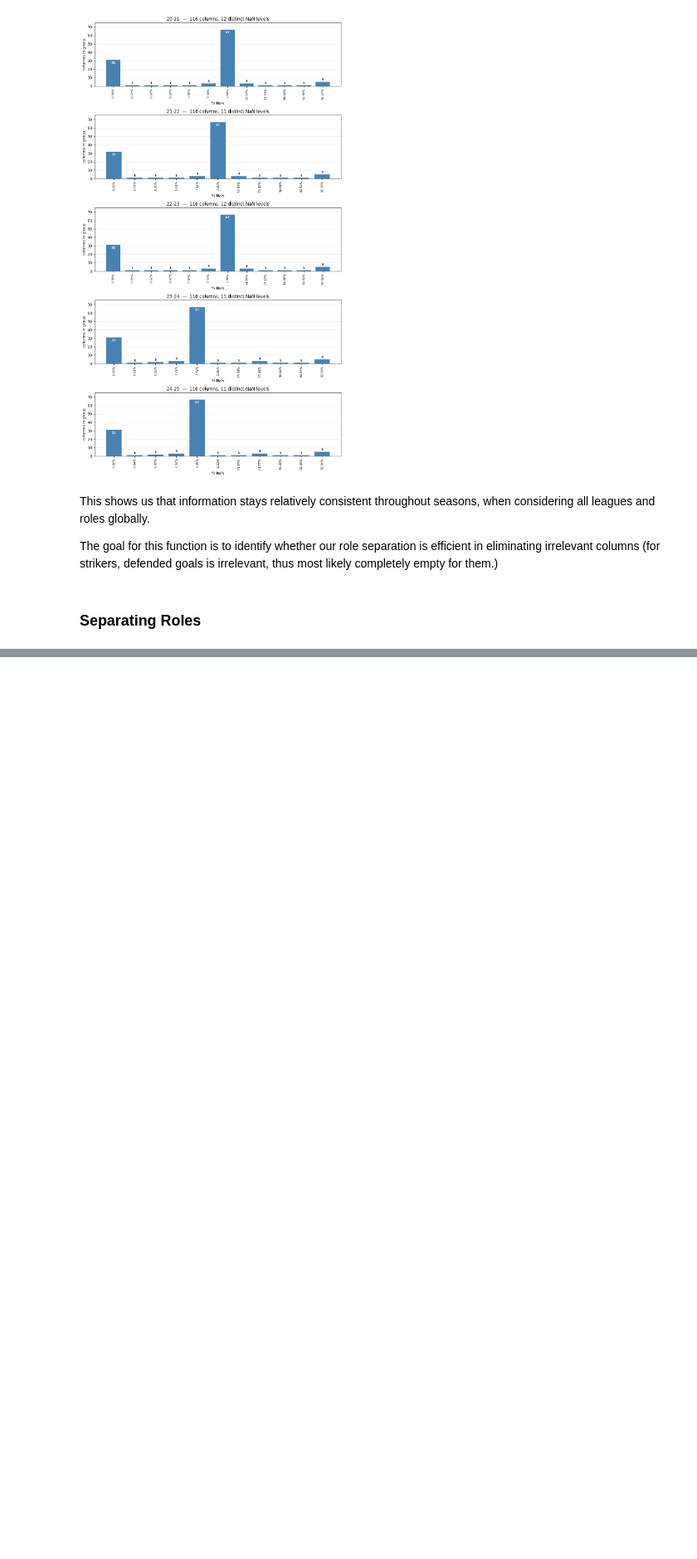
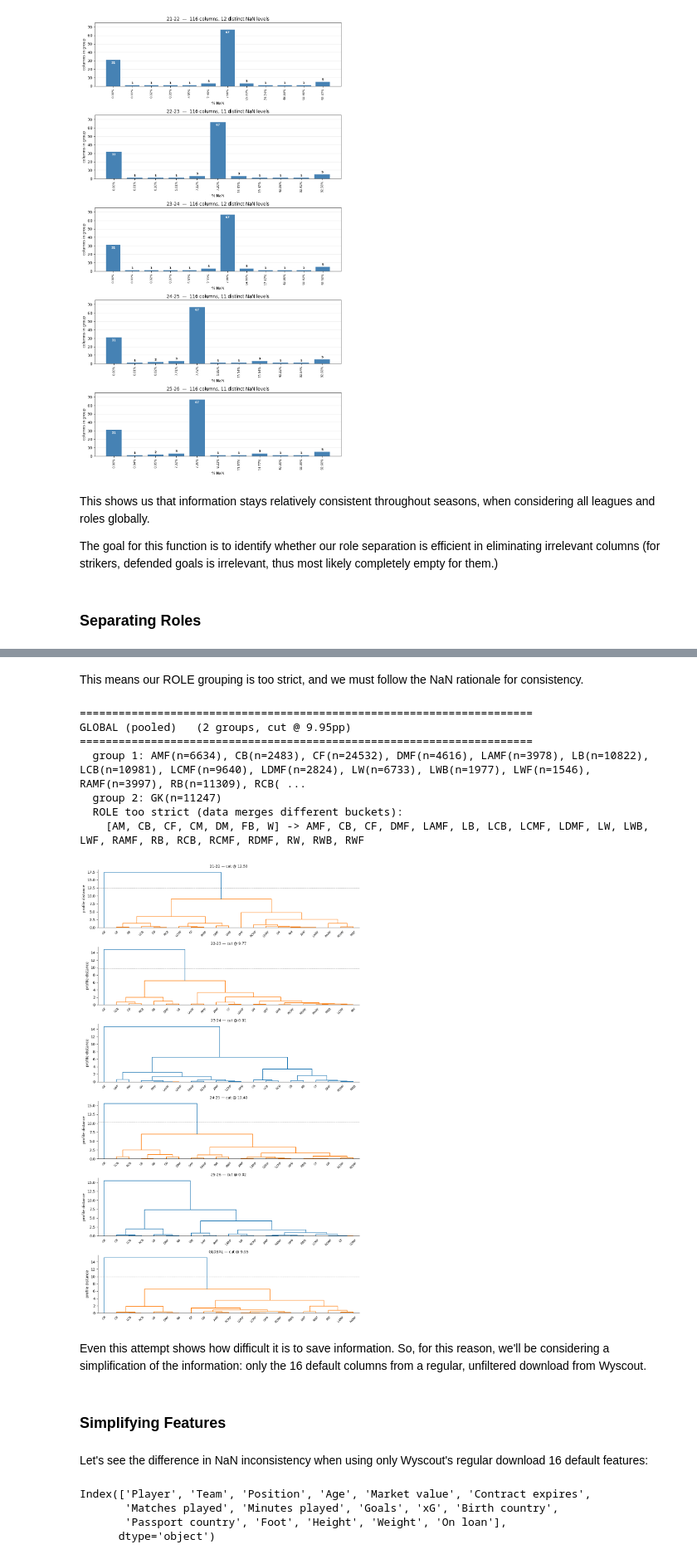
Before and after one commit to Alejandro-131004/hidden-gems, a Jupyter notebook: project/1-data_preprocessing.ipynb, the cells around one changed output, grey strips where cells are left out. Shown at 83% size. Saved outputs shown, nothing was run; the diff lists cells and outputs as text; code cells hidden in the pictures; blank space fills up the shorter version.

Commit message:
Identified more NaN Issues Inside Dataframes
3 attempts at fixing were insufficient so far.

```diff
--- a/project/1-data_preprocessing.ipynb
+++ b/project/1-data_preprocessing.ipynb
@@ -27,8 +33,8 @@ df23 = mkSeasonDf("2023-2024")
 df24 = mkSeasonDf("2024-2025")
 df25 = mkSeasonDf("2025-2026")
 
-dfs = {"20-21": df21, "21-22": df22, "22-23":df23,
-       "23-24": df24, "24-25": df25}
+dfs = {"21-22": df21, "22-23": df22, "23-24": df23,
+       "24-25": df24, "25-26": df25}
 # %%
 # Checks for invalid column sizes
 for i in dfs.values(): print(f"FLAGGED [{i}]: under 16 columns! ({len(i.columns)}):") if len(i.columns) < 16 else None
@@ -115,0 +136,28 @@ The goal for this function is to identify whether our role separation is efficie
+# %%
+position_col = "Position"
+out = []
+
+for season, df in dfs.items():
+    pos = df[position_col].fillna("").astype(str)
+
+    def spans_multiple_roles(val):
+        codes = [c.strip().upper() for c in val.split(",") if c.strip()]
+        if not codes:
+            return False                       # blank -> nothing to compare
+        buckets = [ROLE.get(c) for c in codes]  # .get -> None for unknown codes
+        return any(b != buckets[0] for b in buckets[1:])
+
+    mask = pos.apply(spans_multiple_roles)
+
+    rows = df.loc[mask].copy()
+    rows.insert(0, "season", season)
+    rows.insert(1, "roles", pos[mask].apply(
+        lambda v: ", ".join(str(ROLE.get(c.strip().upper()))
+                            for c in v.split(",") if c.strip())))
+    out.append(rows)
+
+result = pd.concat(out, ignore_index=True) if out else pd.DataFrame()
+result.to_csv("../data/extra/bad_roles.csv", index=False)
+
+ratio_bad = result.groupby("season").size() / pd.Series({y: len(d) for y, d in dfs.items()})
+print(f"Percentage of misidentified positions per role, for all seasons: {ratio_bad.mul(100).round(2)}%")
@@ -115,0 +172,33 @@ The goal for this function is to identify whether our role separation is efficie
+# %% [markdown]
+This means our ROLE grouping is too strict, and we must follow the NaN rationale for consistency.
+# %%
+# per season, independent
+per_season = {yr: derive_groups(df, name=yr, role=ROLE) for yr, df in dfs.items()}
+
+# global, all seasons pooled (bigger samples -> cleaner profiles)
+glob = derive_groups_global(dfs, role=ROLE)          # how="mean" for season-consensus instead
+
+fig, _ = plot_dendrograms(per_season, global_result=glob)
+# %% [output]
+======================================================================
+GLOBAL (pooled)   (2 groups, cut @ 9.95pp)
+======================================================================
+  group 1: AMF(n=6634), CB(n=2483), CF(n=24532), DMF(n=4616), LAMF(n=3978), LB(n=10822), LCB(n=10981), LCMF(n=9640), LDMF(n=2824), LW(n=6733), LWB(n=1977), LWF(n=1546), RAMF(n=3997), RB(n=11309), RCB( ...
+  group 2: GK(n=11247)
+  ROLE too strict (data merges different buckets):
+    [AM, CB, CF, CM, DM, FB, W] -> AMF, CB, CF, DMF, LAMF, LB, LCB, LCMF, LDMF, LW, LWB, LWF, RAMF, RB, RCB, RCMF, RDMF, RW, RWB, RWF
+[figure, added]
+# %% [markdown]
+Even this attempt shows how difficult it is to save information. So, for this reason, we'll be considering a simplification of the information: only the 16 default columns from a regular, unfiltered download from Wyscout.
+# %% [markdown]
+### Simplifying Features
+# %% [markdown]
+Let's see the difference in NaN inconsistency when using only Wyscout's regular download 16 default features:
+# %%
+df_smaller = pd.read_excel("../data/extra/16_cols.xlsx")
+df_smaller.columns
+# %% [output]
+Index(['Player', 'Team', 'Position', 'Age', 'Market value', 'Contract expires',
+       'Matches played', 'Minutes played', 'Goals', 'xG', 'Birth country',
+       'Passport country', 'Foot', 'Height', 'Weight', 'On loan'],
+      dtype='object')
```
Also changed, not shown: parts of 13 cells of this notebook, 18 other files.
